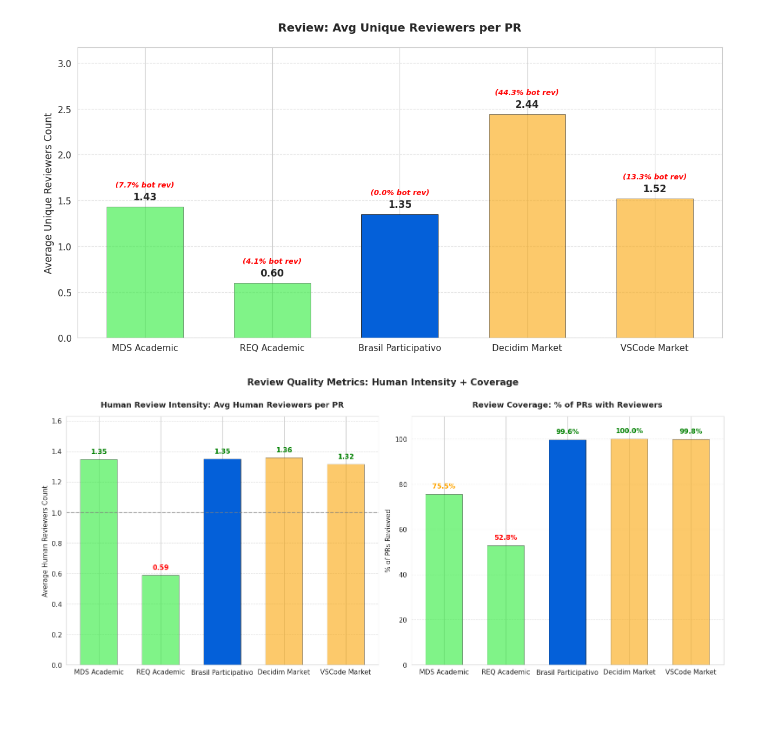
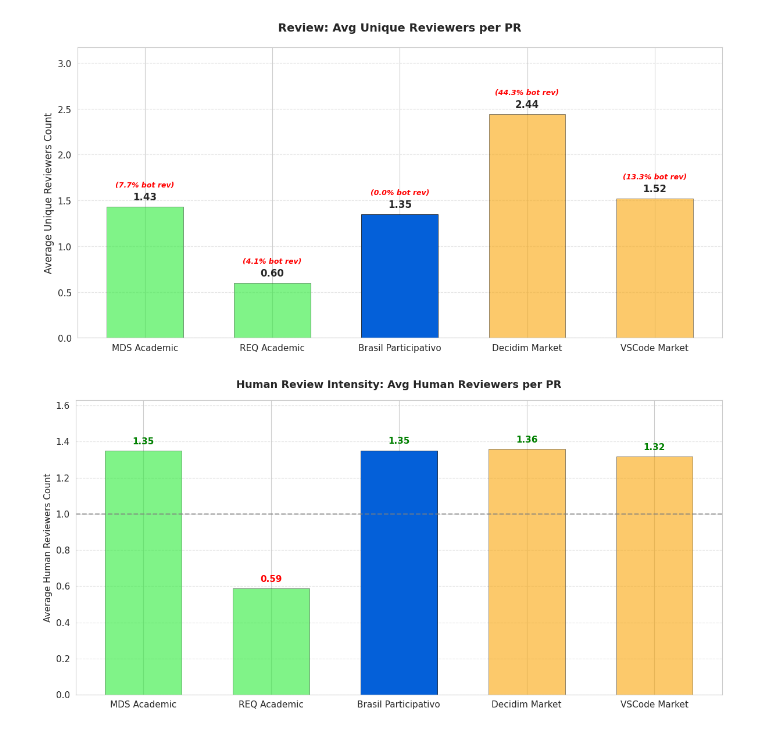
Before and after one commit to lablivre-unb/EbL_Over_PbL, a Jupyter notebook: metrics/notebooks/prs_viz_bp.ipynb, the cells around one changed output. Saved outputs shown, nothing was run; the diff lists cells and outputs as text; code cells hidden in the pictures.

Commit message:
feat: particiona gráfico de reviews em 2 especificos

```diff
--- a/metrics/notebooks/prs_viz_bp.ipynb
+++ b/metrics/notebooks/prs_viz_bp.ipynb
@@ -467,51 +467,33 @@ coverage_mds = (df_mds_no_bots['reviewers'].notna() & (df_mds_no_bots['reviewers
 coverage_req = (df_req_no_bots['reviewers'].notna() & (df_req_no_bots['reviewers'] != '')).mean() * 100
 coverage_decidim = (df_decidim_no_bots['reviewers'].notna() & (df_decidim_no_bots['reviewers'] != '')).mean() * 100
 coverage_vscode = (df_vscode_no_bots['reviewers'].notna() & (df_vscode_no_bots['reviewers'] != '')).mean() * 100
 
-fig, (ax1, ax2) = plt.subplots(1, 2, figsize=(16, 7))
-
 x_labels = [mds_title, req_title, org_title, decidim_title, vscode_title]
 bar_colors = [DISC_PRIMARY, DISC_PRIMARY, BP_PRIMARY, BENCH_PRIMARY, BENCH_PRIMARY]
 bar_alphas = [0.6, 0.6, 1.0, 0.6, 0.6]
 
 y_human_intensity = [human_intensity_mds, human_intensity_req, human_intensity_bp,
                      human_intensity_decidim, human_intensity_vscode]
+
+fig, ax1 = plt.subplots(figsize=(12, 6))
 
 bars1 = ax1.bar(x_labels, y_human_intensity, color=bar_colors, width=0.6, edgecolor='black', linewidth=0.5)
 for bar, alpha in zip(bars1, bar_alphas):
     bar.set_alpha(alpha)
 
 ax1.set_title('Human Review Intensity: Avg Human Reviewers per PR', fontsize=13, fontweight='bold', pad=15)
 ax1.set_ylabel('Average Human Reviewers Count', fontsize=11)
 ax1.grid(axis='y', linestyle='--', alpha=0.5)
 ax1.set_ylim(0, max(y_human_intensity) * 1.2)
 ax1.axhline(y=1.0, color='gray', linestyle='--', linewidth=1.5, alpha=0.7)
 
 for bar, val in zip(bars1, y_human_intensity):
     height = bar.get_height()
     color = 'red' if val < 1 else 'green'
     ax1.text(bar.get_x() + bar.get_width()/2., height + (max(y_human_intensity) * 0.02),
             f'{val:.2f}', ha='center', va='bottom', fontsize=11, fontweight='bold', color=color)
 
-y_coverage = [coverage_mds, coverage_req, coverage_bp, coverage_decidim, coverage_vscode]
-
-bars2 = ax2.bar(x_labels, y_coverage, color=bar_colors, width=0.6, edgecolor='black', linewidth=0.5)
-for bar, alpha in zip(bars2, bar_alphas):
-    bar.set_alpha(alpha)
-
-ax2.set_title('Review Coverage: % of PRs with Reviewers', fontsize=13, fontweight='bold', pad=15)
-ax2.set_ylabel('% of PRs Reviewed', fontsize=11)
-ax2.grid(axis='y', linestyle='--', alpha=0.5)
-ax2.set_ylim(0, 110)
-
-for bar, val in zip(bars2, y_coverage):
-    height = bar.get_height()
-    color = 'green' if val >= 90 else ('orange' if val >= 70 else 'red')
-    ax2.text(bar.get_x() + bar.get_width()/2., height + 2,
-            f'{val:.1f}%', ha='center', va='bottom', fontsize=11, fontweight='bold', color=color)
-
-plt.suptitle('Review Quality Metrics: Human Intensity + Coverage', fontsize=15, fontweight='bold', y=1.00)
 plt.tight_layout()
 plt.show()
 # %% [output]
-[figure, old version]
+[figure, new version]
```
Also changed, not shown: parts of 1 cell of this notebook.
